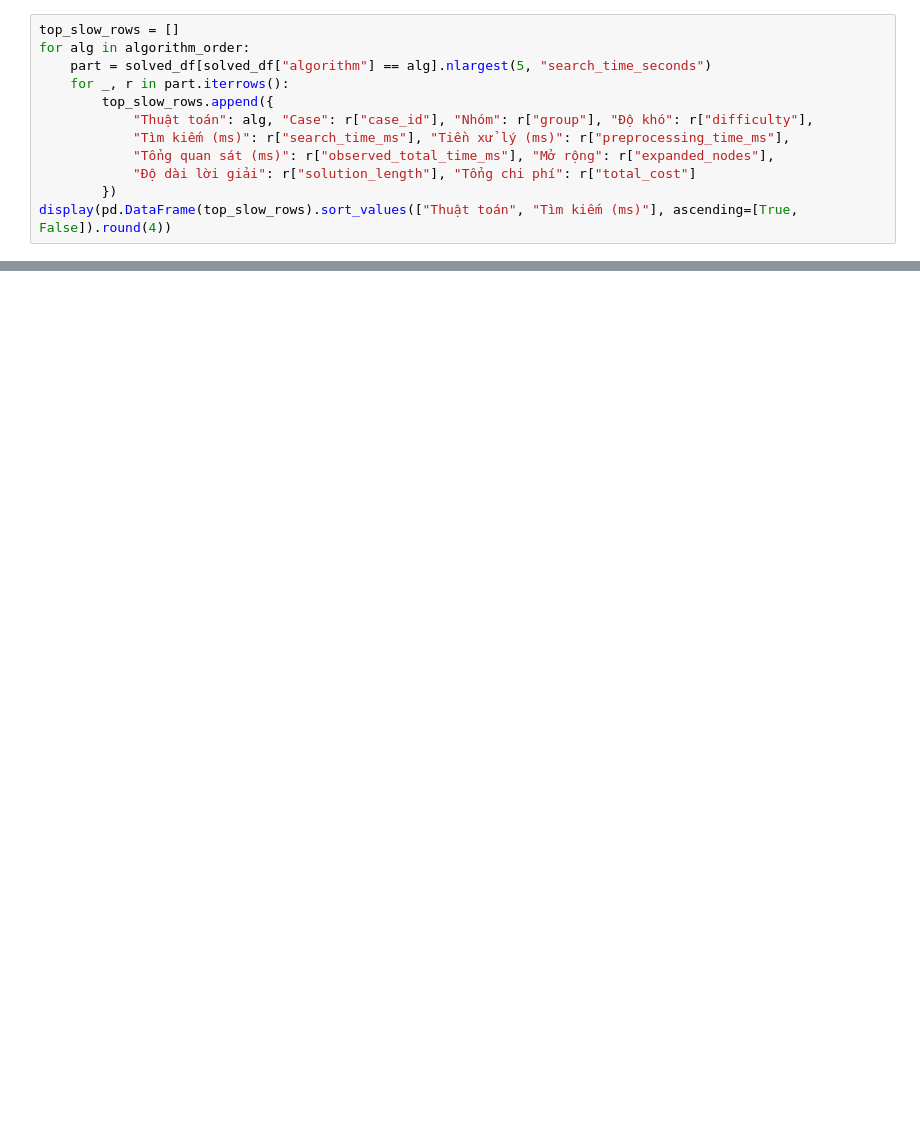
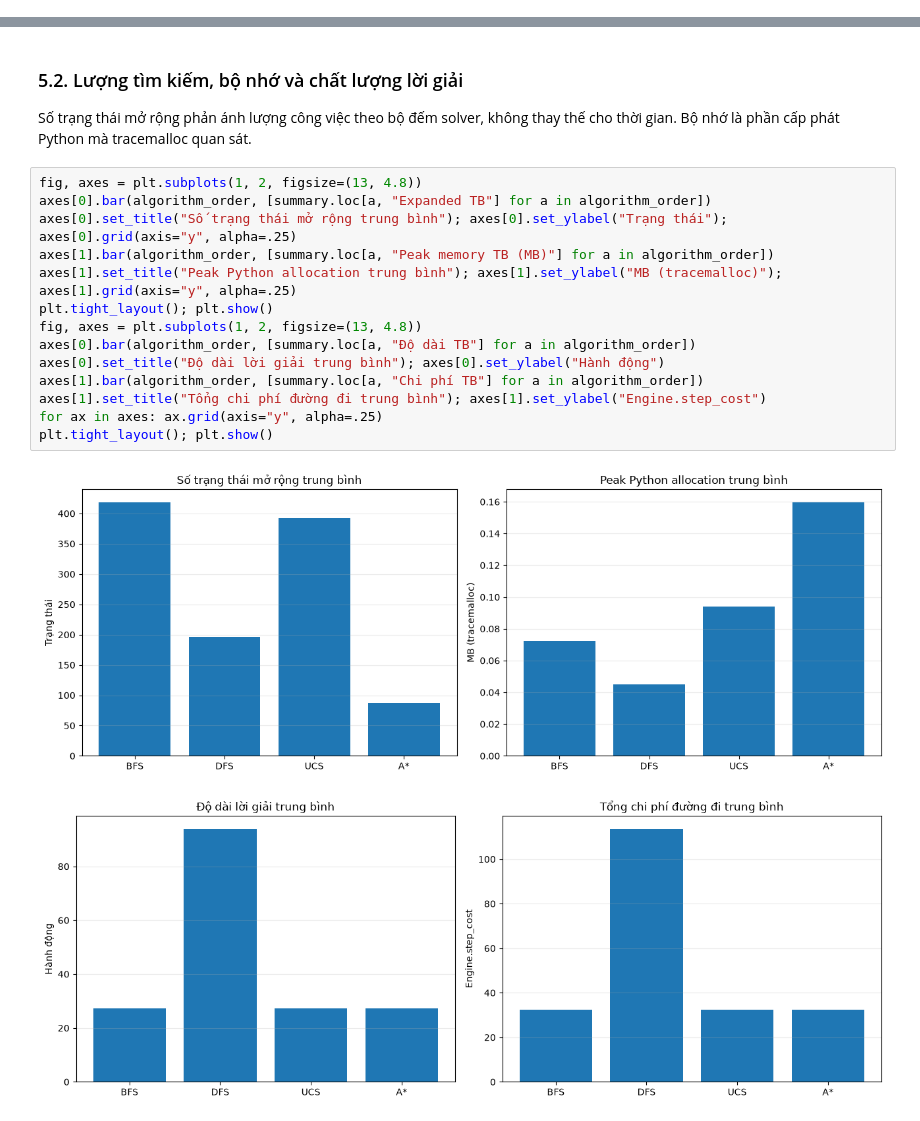
Before and after one commit to PlboiCarti/Bloxorz_Solver, a Jupyter notebook: experiments/analysis.ipynb, the cells around one changed output, grey strips where cells are left out. Drawn from its saved outputs; the diff is of its cells as text; blank space fills up the shorter version.

```diff
--- a/experiments/analysis.ipynb
+++ b/experiments/analysis.ipynb
@@ -387,12 +0,0 @@ Bảng sau liệt kê năm màn có thời gian tìm kiếm cao nhất cho từn
-# %%
-top_slow_rows = []
-for alg in algorithm_order:
-    part = solved_df[solved_df["algorithm"] == alg].nlargest(5, "search_time_seconds")
-    for _, r in part.iterrows():
-        top_slow_rows.append({
-            "Thuật toán": alg, "Case": r["case_id"], "Nhóm": r["group"], "Độ khó": r["difficulty"],
-            "Tìm kiếm (ms)": r["search_time_ms"], "Tiền xử lý (ms)": r["preprocessing_time_ms"],
-            "Tổng quan sát (ms)": r["observed_total_time_ms"], "Mở rộng": r["expanded_nodes"],
-            "Độ dài lời giải": r["solution_length"], "Tổng chi phí": r["total_cost"]
-        })
-display(pd.DataFrame(top_slow_rows).sort_values(["Thuật toán", "Tìm kiếm (ms)"], ascending=[True, False]).round(4))
@@ -488,0 +214,21 @@ if len(summary):
+# %% [markdown]
+### 5.2. Lượng tìm kiếm, bộ nhớ và chất lượng lời giải
+
+Số trạng thái mở rộng phản ánh lượng công việc theo bộ đếm solver, không thay thế cho thời gian. Bộ nhớ là phần cấp phát Python mà tracemalloc quan sát.
+# %%
+fig, axes = plt.subplots(1, 2, figsize=(13, 4.8))
+axes[0].bar(algorithm_order, [summary.loc[a, "Expanded TB"] for a in algorithm_order])
+axes[0].set_title("Số trạng thái mở rộng trung bình"); axes[0].set_ylabel("Trạng thái"); axes[0].grid(axis="y", alpha=.25)
+axes[1].bar(algorithm_order, [summary.loc[a, "Peak memory TB (MB)"] for a in algorithm_order])
+axes[1].set_title("Peak Python allocation trung bình"); axes[1].set_ylabel("MB (tracemalloc)"); axes[1].grid(axis="y", alpha=.25)
+plt.tight_layout(); plt.show()
+fig, axes = plt.subplots(1, 2, figsize=(13, 4.8))
+axes[0].bar(algorithm_order, [summary.loc[a, "Độ dài TB"] for a in algorithm_order])
+axes[0].set_title("Độ dài lời giải trung bình"); axes[0].set_ylabel("Hành động")
+axes[1].bar(algorithm_order, [summary.loc[a, "Chi phí TB"] for a in algorithm_order])
+axes[1].set_title("Tổng chi phí đường đi trung bình"); axes[1].set_ylabel("Engine.step_cost")
+for ax in axes: ax.grid(axis="y", alpha=.25)
+plt.tight_layout(); plt.show()
+# %% [output]
+[figure, added]
+[figure, added]
```
Also changed, not shown: parts of 55 cells of this notebook.
